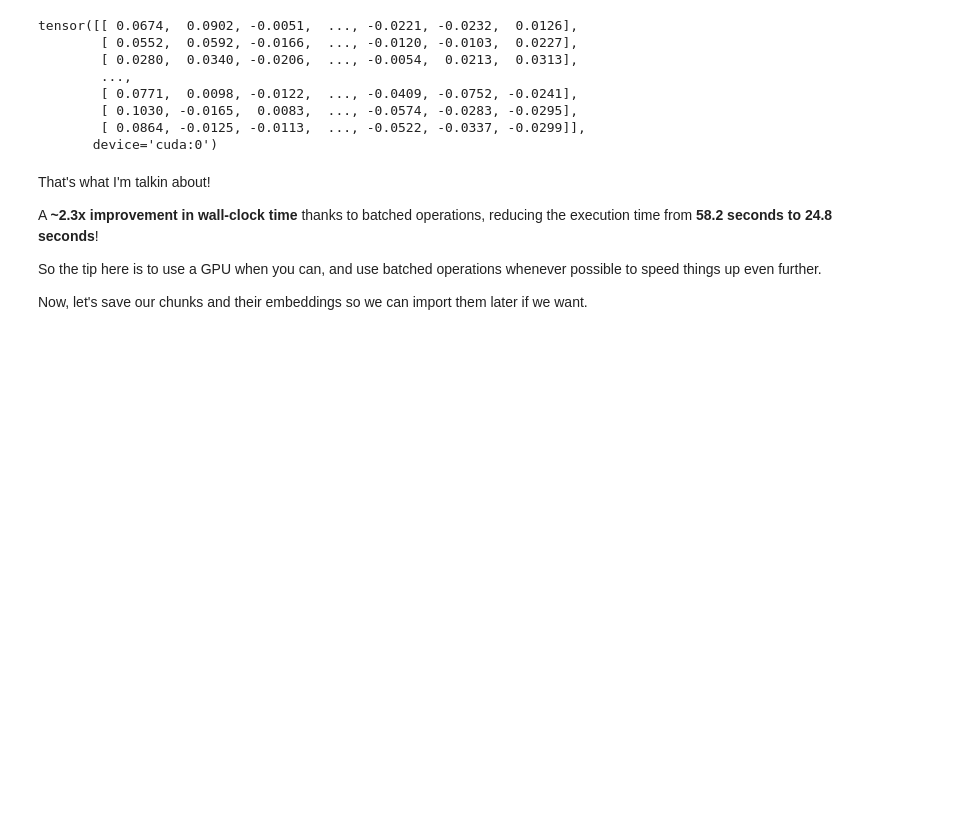
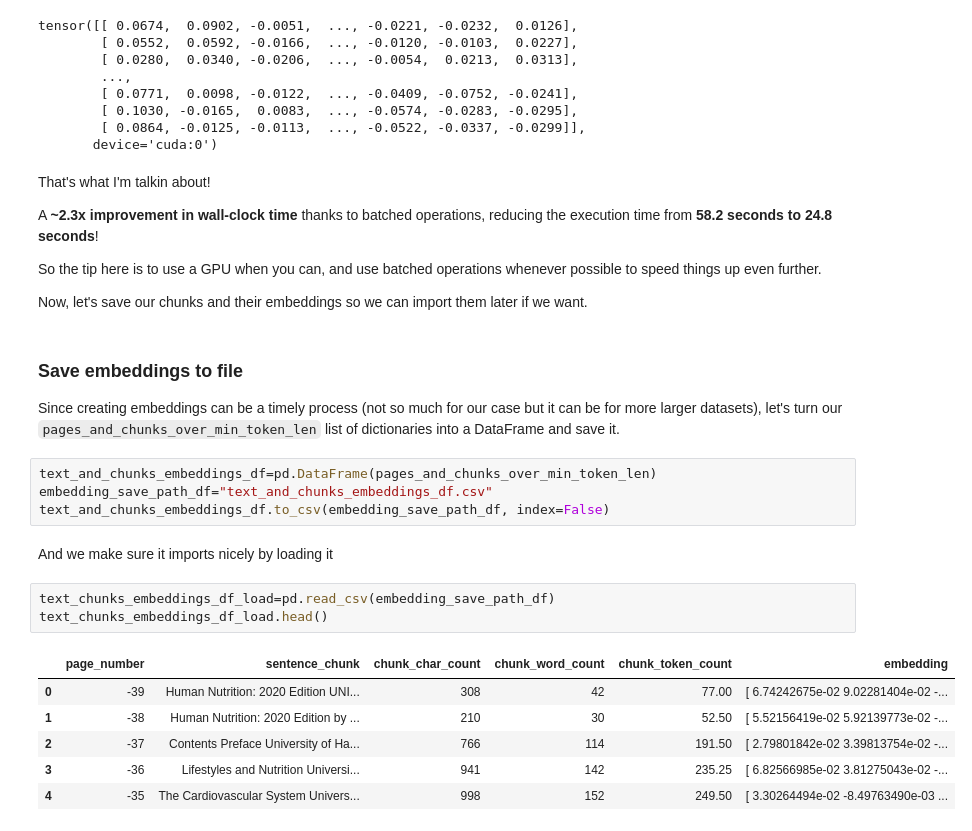
Before and after one commit to NoorSS01/NutriChat, a Jupyter notebook: nutri_Chat.ipynb, the cells around one changed output. Cells and saved outputs as stored; diff of their text form; blank space fills up the shorter version.

```diff
--- a/nutri_Chat.ipynb
+++ b/nutri_Chat.ipynb
@@ -586,3 +586,23 @@ A **~2.3x improvement in wall-clock time** thanks to batched operations, reducin
 So the tip here is to use a GPU when you can, and use batched operations whenever possible to speed things up even further.
 
 Now, let's save our chunks and their embeddings so we can import them later if we want.
+# %% [markdown]
+### Save embeddings to file
+
+Since creating embeddings can be a timely process (not so much for our case but it can be for more larger datasets), let's turn our `pages_and_chunks_over_min_token_len` list of dictionaries into a DataFrame and save it.
+# %%
+text_and_chunks_embeddings_df=pd.DataFrame(pages_and_chunks_over_min_token_len)
+embedding_save_path_df="text_and_chunks_embeddings_df.csv"
+text_and_chunks_embeddings_df.to_csv(embedding_save_path_df, index=False)
+# %% [markdown]
+And we make sure it imports nicely by loading it
+# %%
+text_chunks_embeddings_df_load=pd.read_csv(embedding_save_path_df)
+text_chunks_embeddings_df_load.head()
+# %% [output]
+|  | page_number | sentence_chunk | chunk_char_count | chunk_word_count | chunk_token_count | embedding |
+| 0 | -39 | Human Nutrition: 2020 Edition UNI... | 308 | 42 | 77.00 | [ 6.74242675e-02 9.02281404e-02 -... |
+| 1 | -38 | Human Nutrition: 2020 Edition by ... | 210 | 30 | 52.50 | [ 5.52156419e-02 5.92139773e-02 -... |
+| 2 | -37 | Contents Preface University of Ha... | 766 | 114 | 191.50 | [ 2.79801842e-02 3.39813754e-02 -... |
+| 3 | -36 | Lifestyles and Nutrition Universi... | 941 | 142 | 235.25 | [ 6.82566985e-02 3.81275043e-02 -... |
+| 4 | -35 | The Cardiovascular System Univers... | 998 | 152 | 249.50 | [ 3.30264494e-02 -8.49763490e-03 ... |
```
Also changed, not shown: parts of 28 cells of this notebook.
